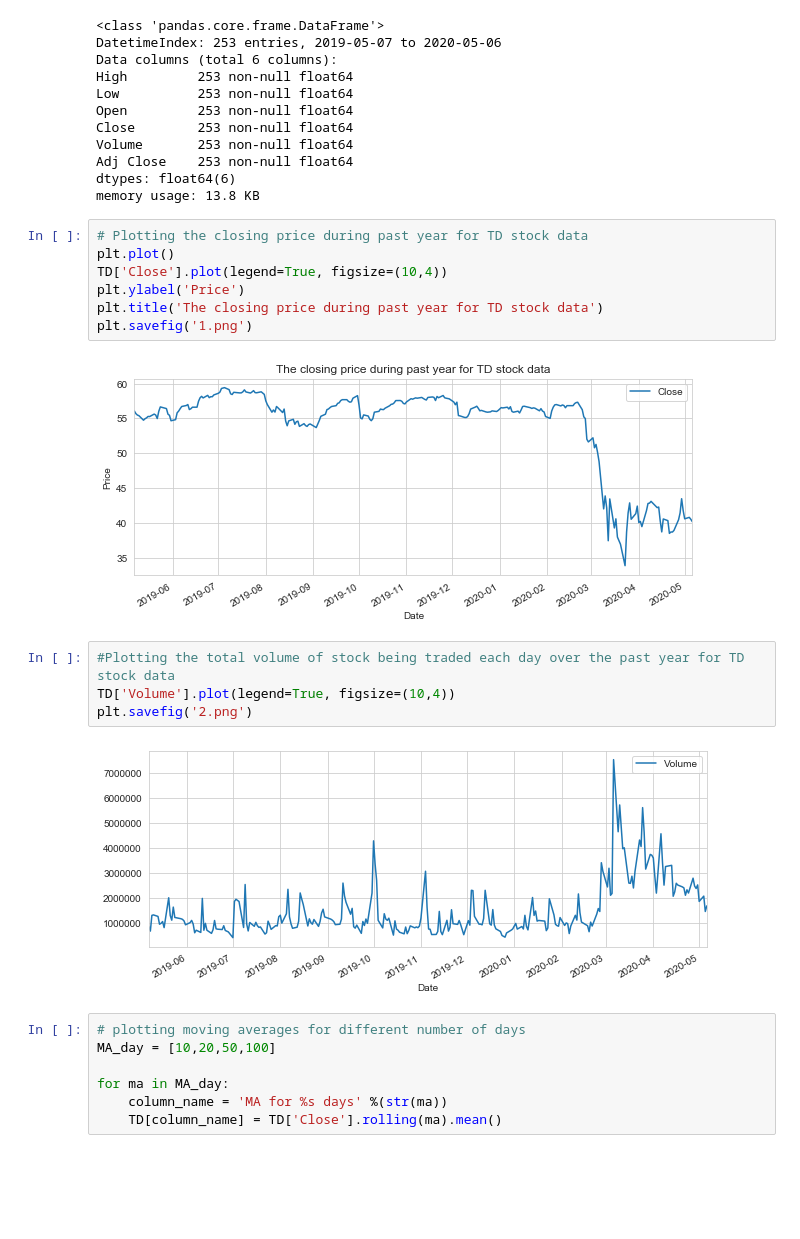
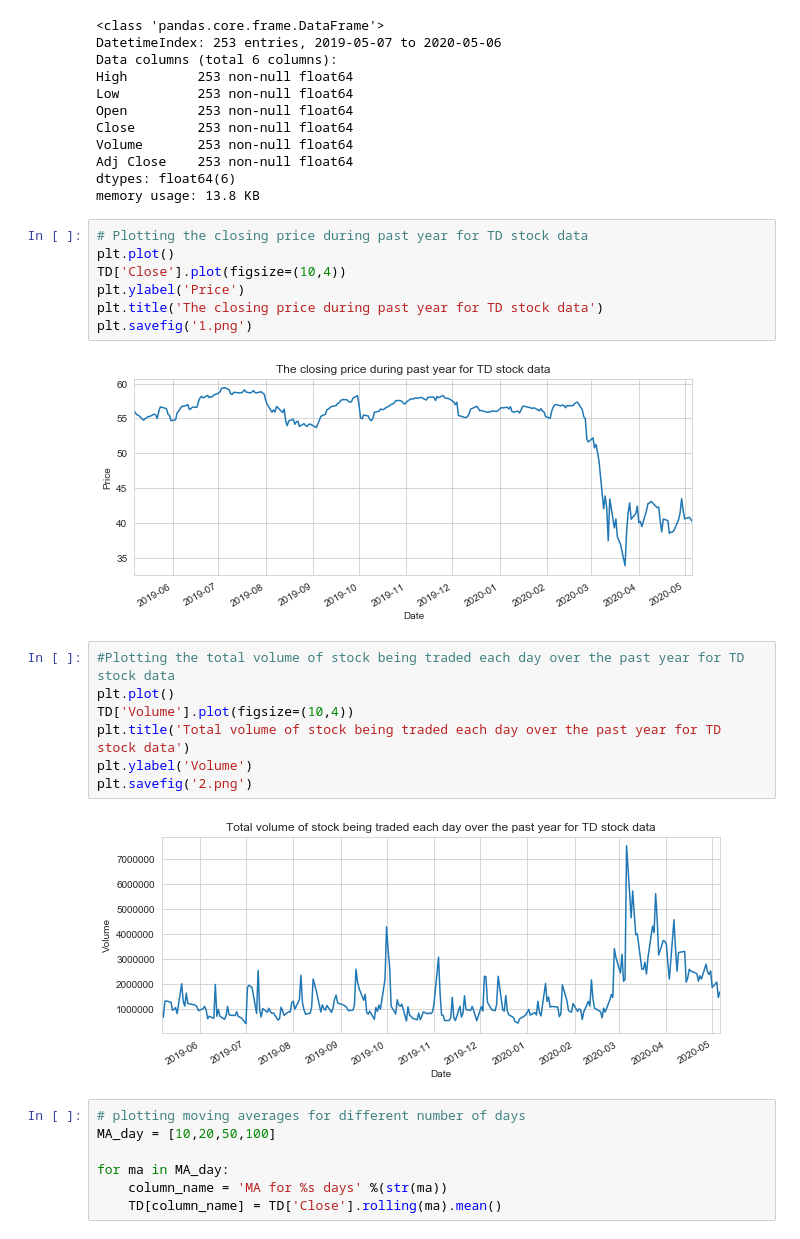
Before and after one commit to kavehamini/Stock-Market-Analysis-and-Prediction-Banks-Stocks, a Jupyter notebook: Stock-Market-Analysis-and-Prediction-Banks-Stocks.ipynb, the cells around one changed output. Drawn from its saved outputs; the diff is of its cells as text; blank space fills up the shorter version.

```diff
--- a/Stock-Market-Analysis-and-Prediction-Banks-Stocks.ipynb
+++ b/Stock-Market-Analysis-and-Prediction-Banks-Stocks.ipynb
@@ -83,18 +83,21 @@ memory usage: 13.8 KB
 # %%
 # Plotting the closing price during past year for TD stock data
 plt.plot()
-TD['Close'].plot(legend=True, figsize=(10,4))
+TD['Close'].plot(figsize=(10,4))
 plt.ylabel('Price')
 plt.title('The closing price during past year for TD stock data')
 plt.savefig('1.png')
 # %% [output]
-[figure, old version]
+[figure, new version]
 # %%
 #Plotting the total volume of stock being traded each day over the past year for TD stock data
-TD['Volume'].plot(legend=True, figsize=(10,4))
+plt.plot()
+TD['Volume'].plot(figsize=(10,4))
+plt.title('Total volume of stock being traded each day over the past year for TD stock data')
+plt.ylabel('Volume')
 plt.savefig('2.png')
 # %% [output]
-[figure, old version]
+[figure, new version]
 # %%
 # plotting moving averages for different number of days
 MA_day = [10,20,50,100]
```
Also changed, not shown: 2 other files.
